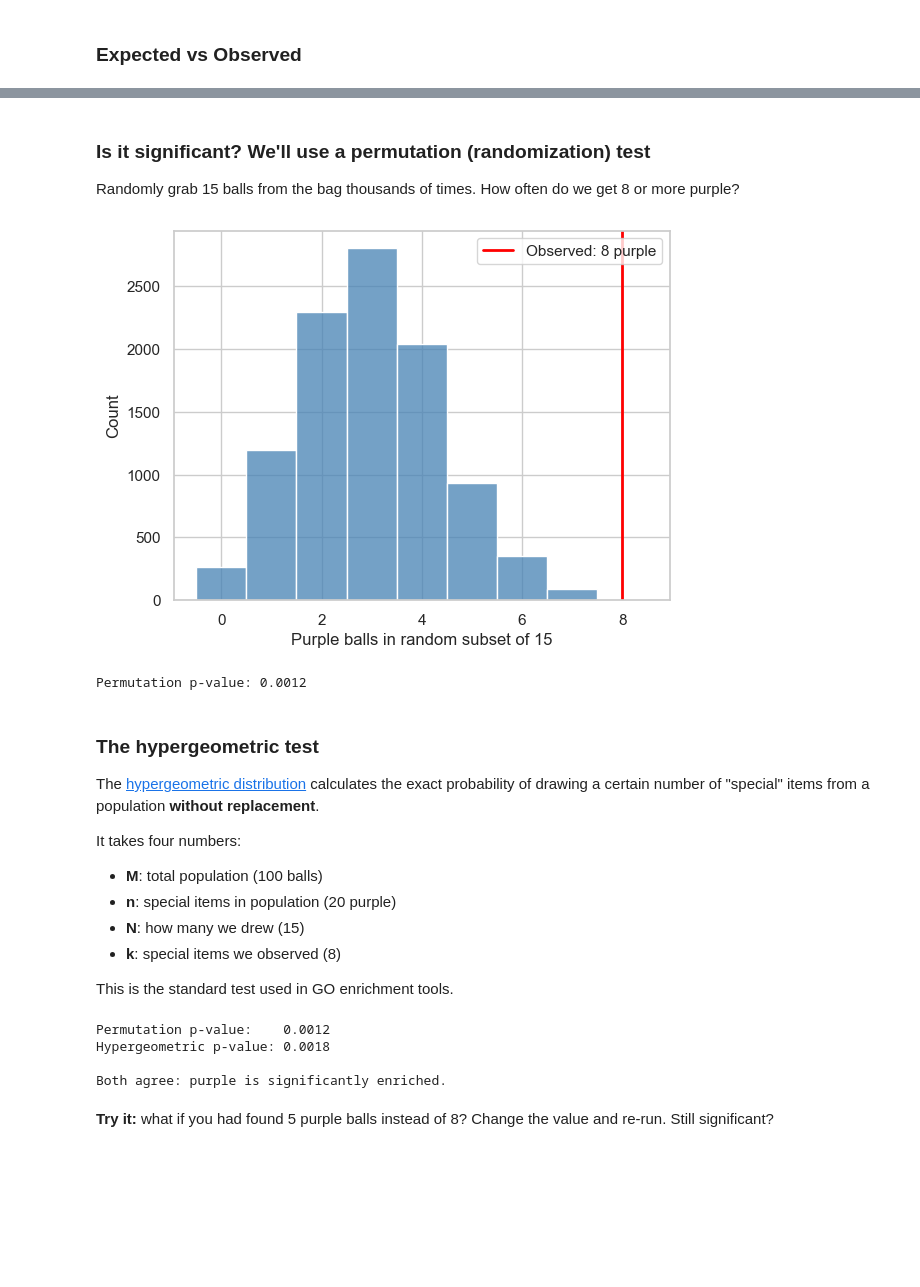
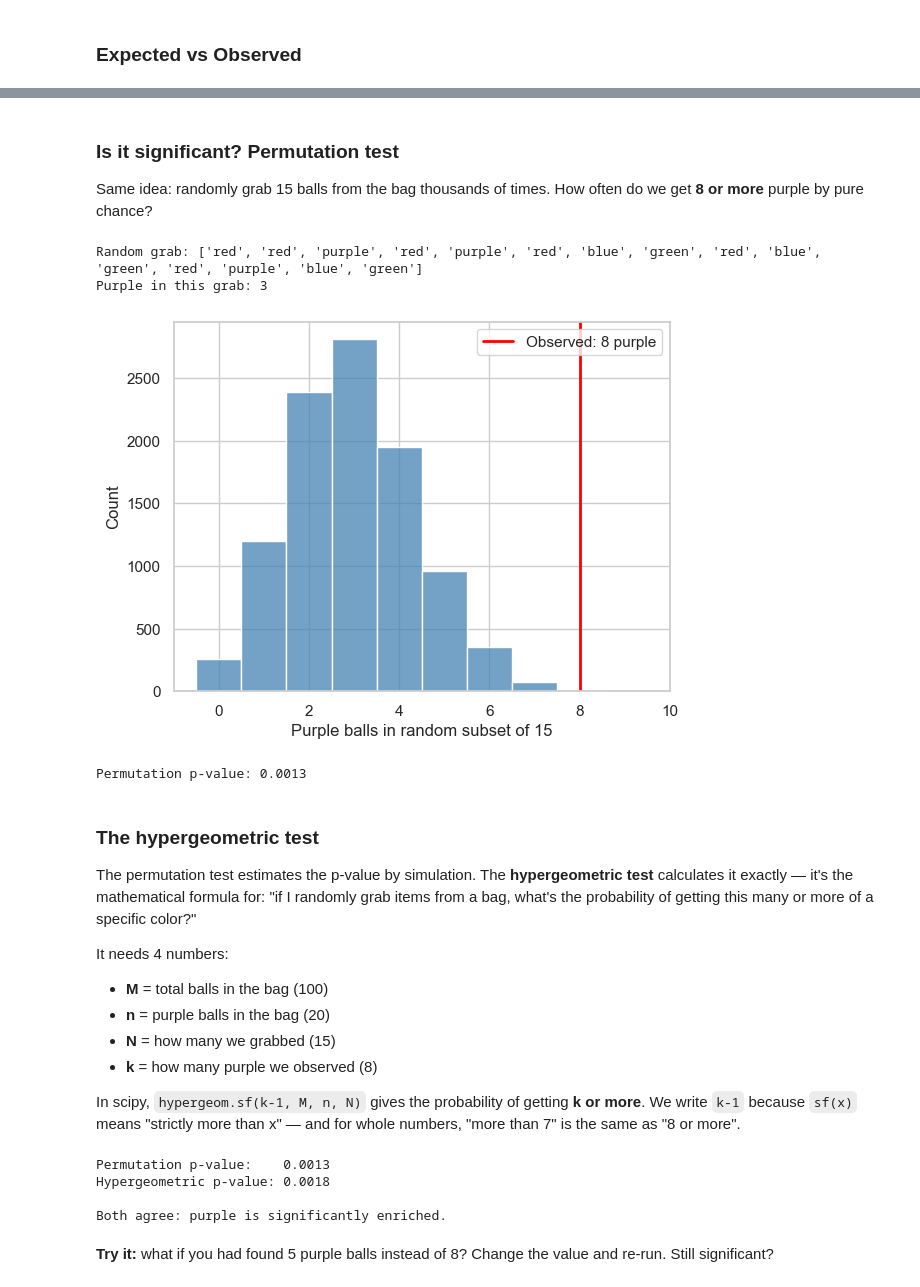
Before and after one commit to cgenomicslab/imbb-data-analysis, a Jupyter notebook: week1/day4_enrichment_dimensionality.ipynb, the cells around one changed output, grey strips where cells are left out. Cells and saved outputs as stored; diff of their text form; code cells hidden in the pictures; blank space fills up the shorter version.

```diff
--- a/week1/day4_enrichment_dimensionality.ipynb
+++ b/week1/day4_enrichment_dimensionality.ipynb
@@ -88,43 +90,51 @@ yellow   1.5             1               0.67
 # %% [markdown]
-### Is it significant? We'll use a permutation (randomization) test
+### Is it significant? Permutation test
 
-Randomly grab 15 balls from the bag thousands of times. How often do we get 8 or more purple?
+Same idea: randomly grab 15 balls from the bag thousands of times.
+How often do we get **8 or more** purple by pure chance?
+# %%
+# Grab 15 balls at random — just like we shuffled temperatures
+random_grab = random.sample(population, subset_size)
+print("Random grab:", random_grab)
+print("Purple in this grab:", random_grab.count('purple'))
+# %% [output]
+Random grab: ['red', 'red', 'purple', 'red', 'purple', 'red', 'blue', 'green', 'red', 'blue', 'green', 'red', 'purple', 'blue', 'green']
+Purple in this grab: 3
 # %%
-# Permutation test
-# np.random.seed(42)
+# Repeat 10,000 times
 n_permutations = 10000
 purple_counts = []
 
 for i in range(n_permutations):
-    random_grab = np.random.choice(population, size=subset_size, replace=False)
-    purple_counts.append(np.sum(random_grab == 'purple'))
+    grab = random.sample(population, subset_size)
+    purple_counts.append(grab.count('purple'))
 
-purple_counts = np.array(purple_counts)
-
-# Plot
+# Plot the null distribution
 sns.histplot(purple_counts, bins=range(0, 13), discrete=True, color='steelblue')
 plt.axvline(8, color='red', linewidth=2, label='Observed: 8 purple')
 plt.xlabel('Purple balls in random subset of 15')
 plt.legend()
 plt.show()
 
-p_perm = np.mean(purple_counts >= 8)
+# P-value: how often did we find 8 or more purple balls just by chance?
+count = sum(1 for c in purple_counts if c >= 8)
+p_perm = count / n_permutations
 print("Permutation p-value:", p_perm)
 # %% [output]
-[figure, old version]
+[figure, new version]
-Permutation p-value: 0.0012
+Permutation p-value: 0.0013
-# %% [markdown]
-### The hypergeometric test
-
-The [hypergeometric distribution](https://en.wikipedia.org/wiki/Hypergeometric_distribution) calculates the exact probability of drawing a certain number of "special" items from a population **without replacement**.
-
-It takes four numbers:
-- **M**: total population (100 balls)
-- **n**: special items in population (20 purple)
-- **N**: how many we drew (15)
-- **k**: special items we observed (8)
-
-This is the standard test used in GO enrichment tools.
+# %% [markdown]
+### The hypergeometric test
+
+The permutation test estimates the p-value by simulation. The **hypergeometric test** calculates it exactly — it's the mathematical formula for: "if I randomly grab items from a bag, what's the probability of getting this many or more of a specific color?"
+
+It needs 4 numbers:
+- **M** = total balls in the bag (100)
+- **n** = purple balls in the bag (20)
+- **N** = how many we grabbed (15)
+- **k** = how many purple we observed (8)
+
+In scipy, `hypergeom.sf(k-1, M, n, N)` gives the probability of getting **k or more**. We write `k-1` because `sf(x)` means "strictly more than x" — and for whole numbers, "more than 7" is the same as "8 or more".
 # %%
 # Hypergeometric test: exact p-value
 p_hyper = hypergeom.sf(7, M=100, n=20, N=15)  # P(X >= 8)
@@ -134,7 +144,7 @@ print("Hypergeometric p-value:", round(p_hyper, 4))
 print()
 print("Both agree: purple is significantly enriched.")
 # %% [output]
-Permutation p-value:    0.0012
+Permutation p-value:    0.0013
 Hypergeometric p-value: 0.0018
 
 Both agree: purple is significantly enriched.
```
Also changed, not shown: parts of 54 cells of this notebook.
